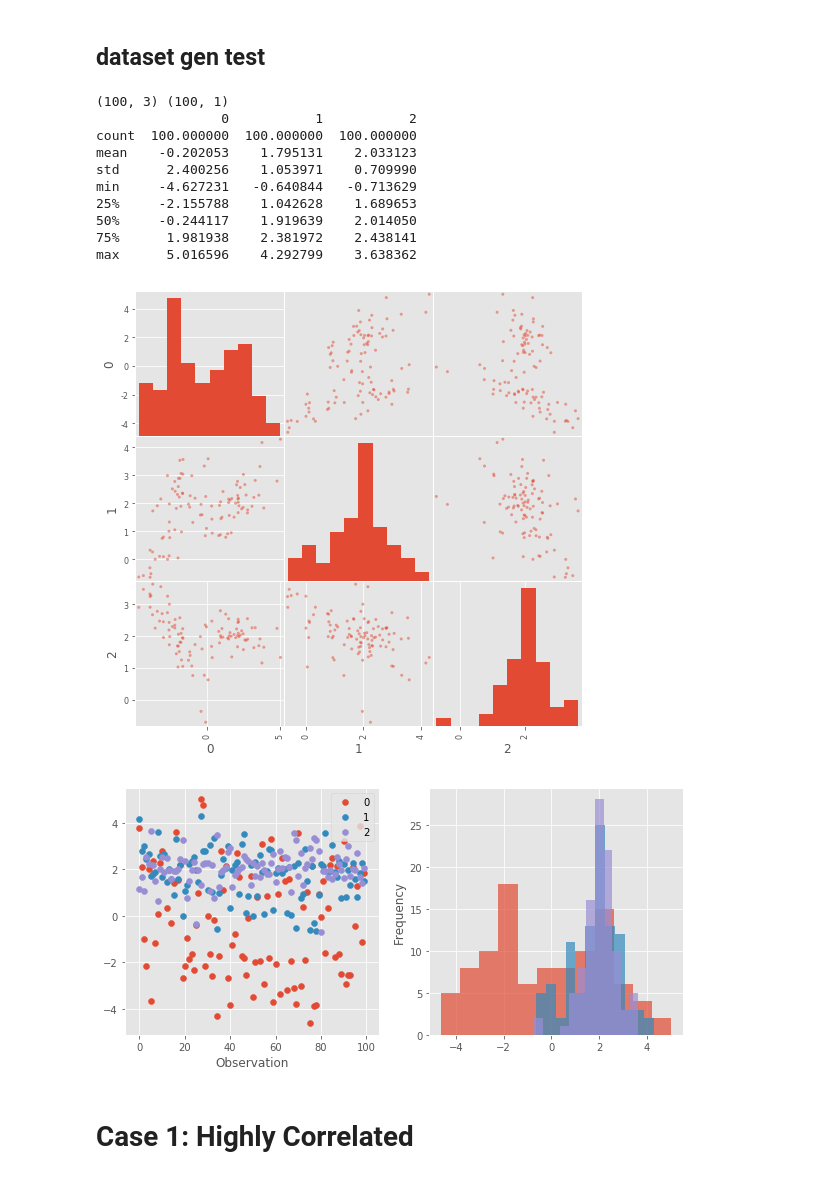
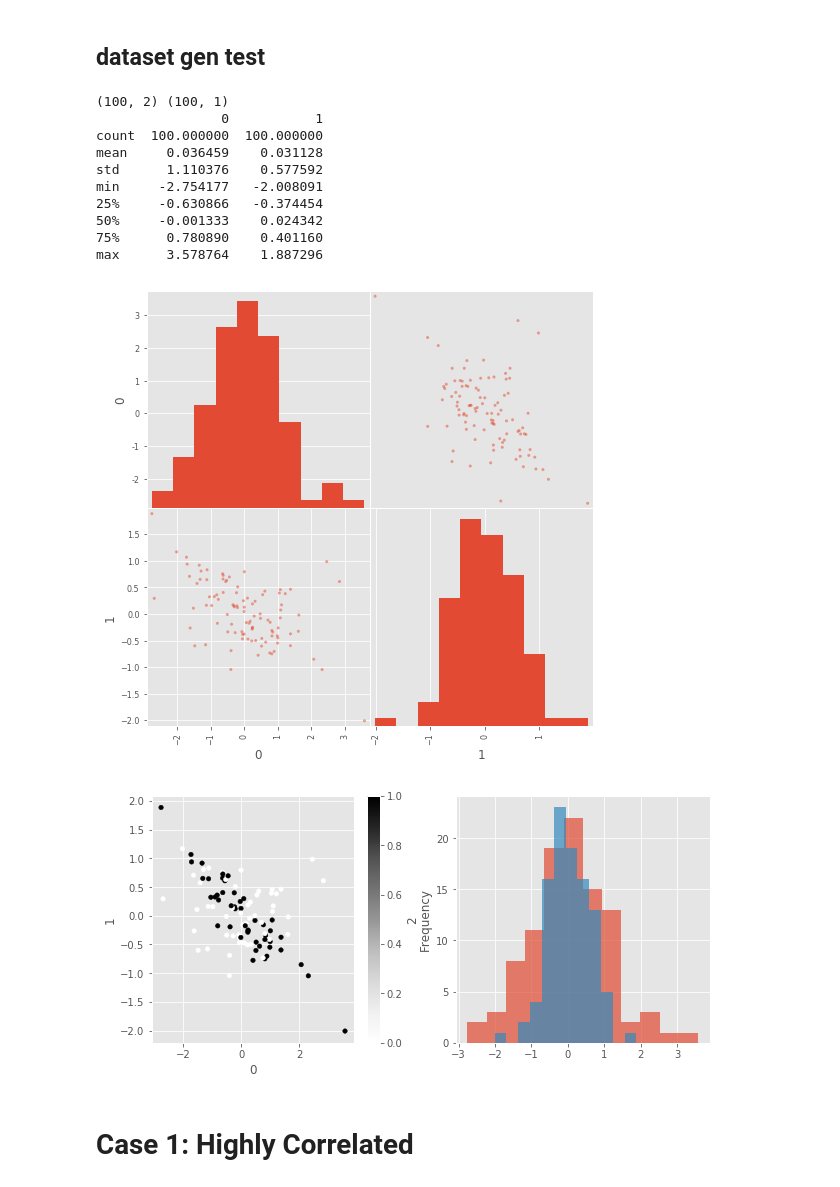
Before and after one commit to areichel90/DS5220-NaiveBayes, a Jupyter notebook: Dataset_Gen.ipynb, the cells around one changed output. Saved outputs shown, nothing was run; the diff lists cells and outputs as text; code cells hidden in the pictures.

```diff
--- a/Dataset_Gen.ipynb
+++ b/Dataset_Gen.ipynb
@@ -22,55 +22,57 @@ def export_dataset(X,Y,file_name):
 # %% [markdown]
 ## dataset gen test
 # %%
-X,Y = sklearn.datasets.make_classification(n_features=3,
+X,Y = sklearn.datasets.make_classification(n_features=2,
                                            n_redundant=0,
-                                           n_informative=3,
+                                           n_informative=2,
                                            n_clusters_per_class=1,
-                                          class_sep=2,
+                                          class_sep=0,
                                           random_state=3)
 
 X_df = pd.DataFrame(X)
 Y_df = pd.DataFrame(Y)
-
+df = pd.concat([X_df,Y_df],axis=1)
+df.columns=(['0','1','2'])
 print X_df.shape,Y_df.shape
 print X_df.describe()
 # %% [output]
-(100, 3) (100, 1)
-                0           1           2
-count  100.000000  100.000000  100.000000
-mean    -0.202053    1.795131    2.033123
-std      2.400256    1.053971    0.709990
-min     -4.627231   -0.640844   -0.713629
-25%     -2.155788    1.042628    1.689653
-50%     -0.244117    1.919639    2.014050
-75%      1.981938    2.381972    2.438141
-max      5.016596    4.292799    3.638362
+(100, 2) (100, 1)
+                0           1
+count  100.000000  100.000000
+mean     0.036459    0.031128
+std      1.110376    0.577592
+min     -2.754177   -2.008091
+25%     -0.630866   -0.374454
+50%     -0.001333    0.024342
+75%      0.780890    0.401160
+max      3.578764    1.887296
 # %%
 ''' coor plot '''
 
 pd.plotting.scatter_matrix(X_df,figsize=(8,8))
 
 fig = plt.figure(figsize=(10,10))
 ''' scatter '''
 #ax = plt.subplot(221)
 #plt.scatter(X_df.iloc[:,0],X_df.iloc[:,1],c=Y_df.iloc[:,0])
 
 ''' scatter '''
-plt.subplot(223)
-for i in X_df:
+ax = plt.subplot(223)
+'''for i in X_df:
     x = range(len(X_df))
     y = X_df[i]
     plt.scatter(x=x,y=y,label=i)
 plt.legend()
-plt.xlabel('Observation')
+plt.xlabel('Observation')'''
+df.plot.scatter(x=0,y=1,ax=ax,c=2)
 
 ''' histogram '''
 plt.subplot(224)
 for i in X_df:
     X_df[i].plot.hist(alpha=0.7,bins=12)
 # %% [output]
-[figure, old version]
+[figure, new version]
-[figure, old version]
+[figure, new version]
 # %% [markdown]
 # Case 1: Highly Correlated
 # %%
```
Also changed, not shown: parts of 4 cells of this notebook, 2 other files.
